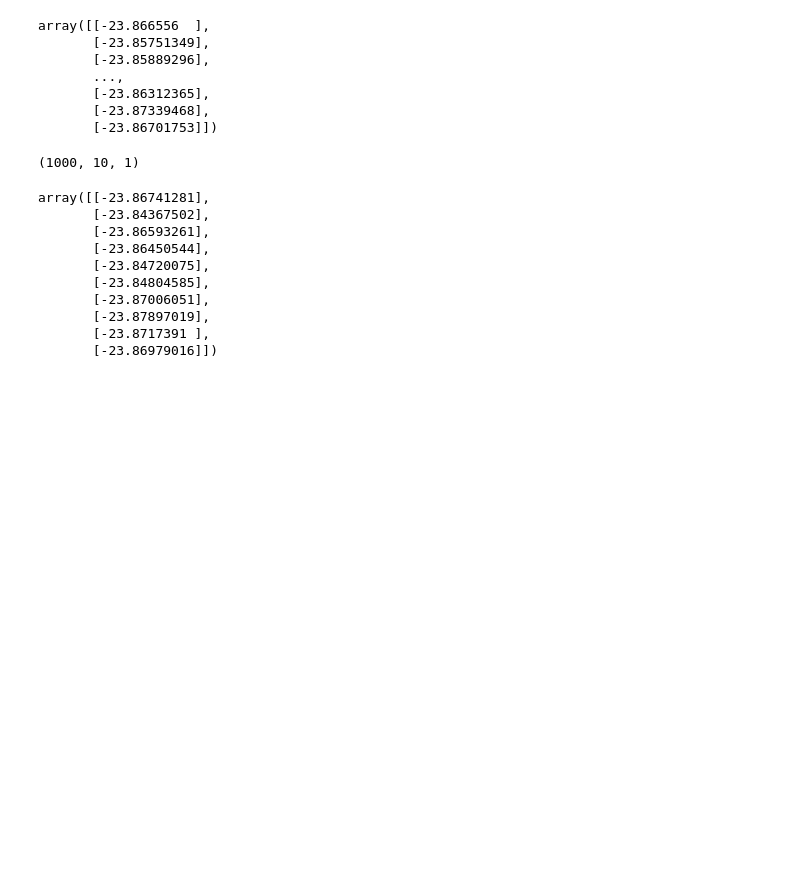
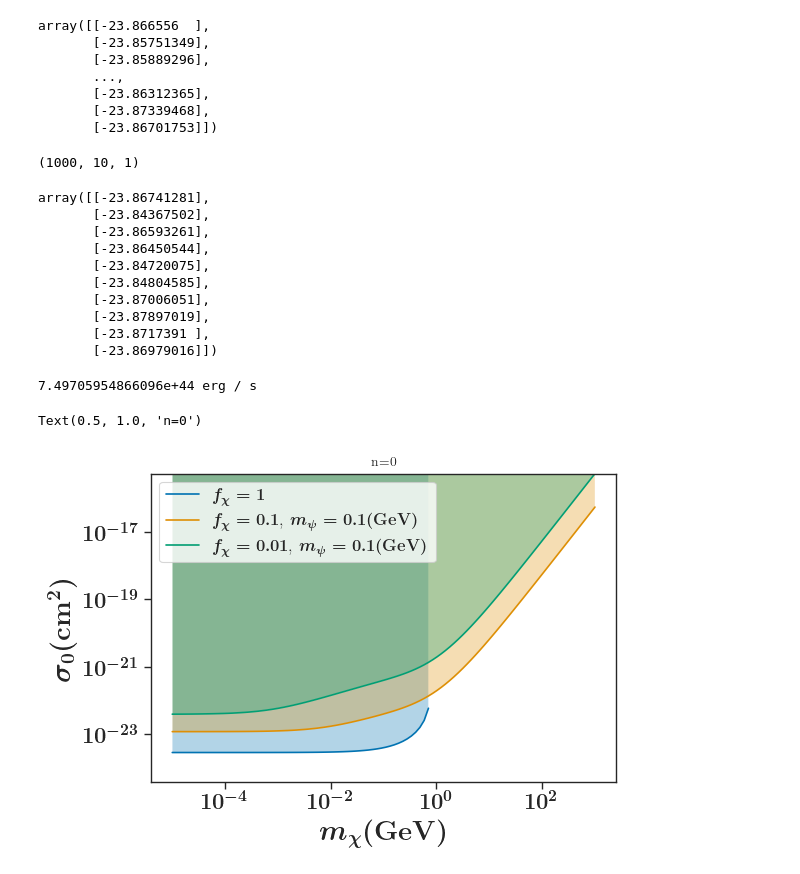
Before and after one commit to eleanorstuart/thermo-idm, a Jupyter notebook: equilibrium_conditions_experimentation.ipynb, the cells around one changed output. Saved outputs shown, nothing was run; the diff lists cells and outputs as text; code cells hidden in the pictures; blank space fills up the shorter version.

Commit message:
new constraint plots

```diff
--- a/equilibrium_conditions_experimentation.ipynb
+++ b/equilibrium_conditions_experimentation.ipynb
@@ -280,3 +289,13 @@ array([[-23.86741281],
        [-23.87897019],
        [-23.8717391 ],
        [-23.86979016]])
+# %%
+from equilibrium_functions import agn_heating_rate, radiative_cooling_rate
+Qh_dot=agn_heating_rate(cls.baryon_temp, cls)/1e5 - radiative_cooling_rate(cls.baryon_temp, cls)
+print(Qh_dot.to(u.erg/u.s))
+cls.plot_sigma0_vs_m_chi(f_chi=[1, 0.1, 0.01], n=[0], Qh_dot=Qh_dot, region=True)
+plt.title('n=0')
+# %% [output]
+7.49705954866096e+44 erg / s
+Text(0.5, 1.0, 'n=0')
+[figure, added]
```
Also changed, not shown: parts of 4 cells of this notebook, 2 other files.
